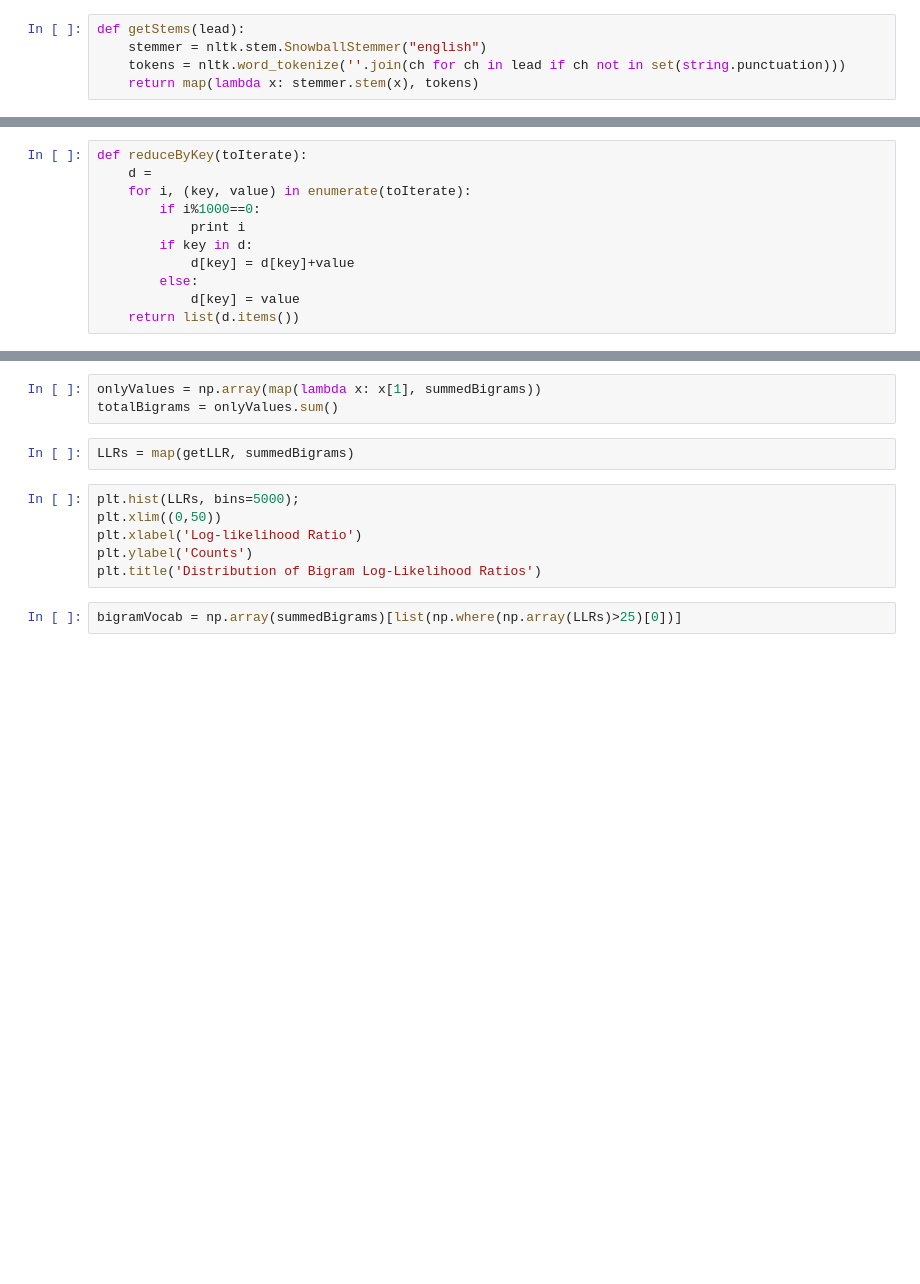
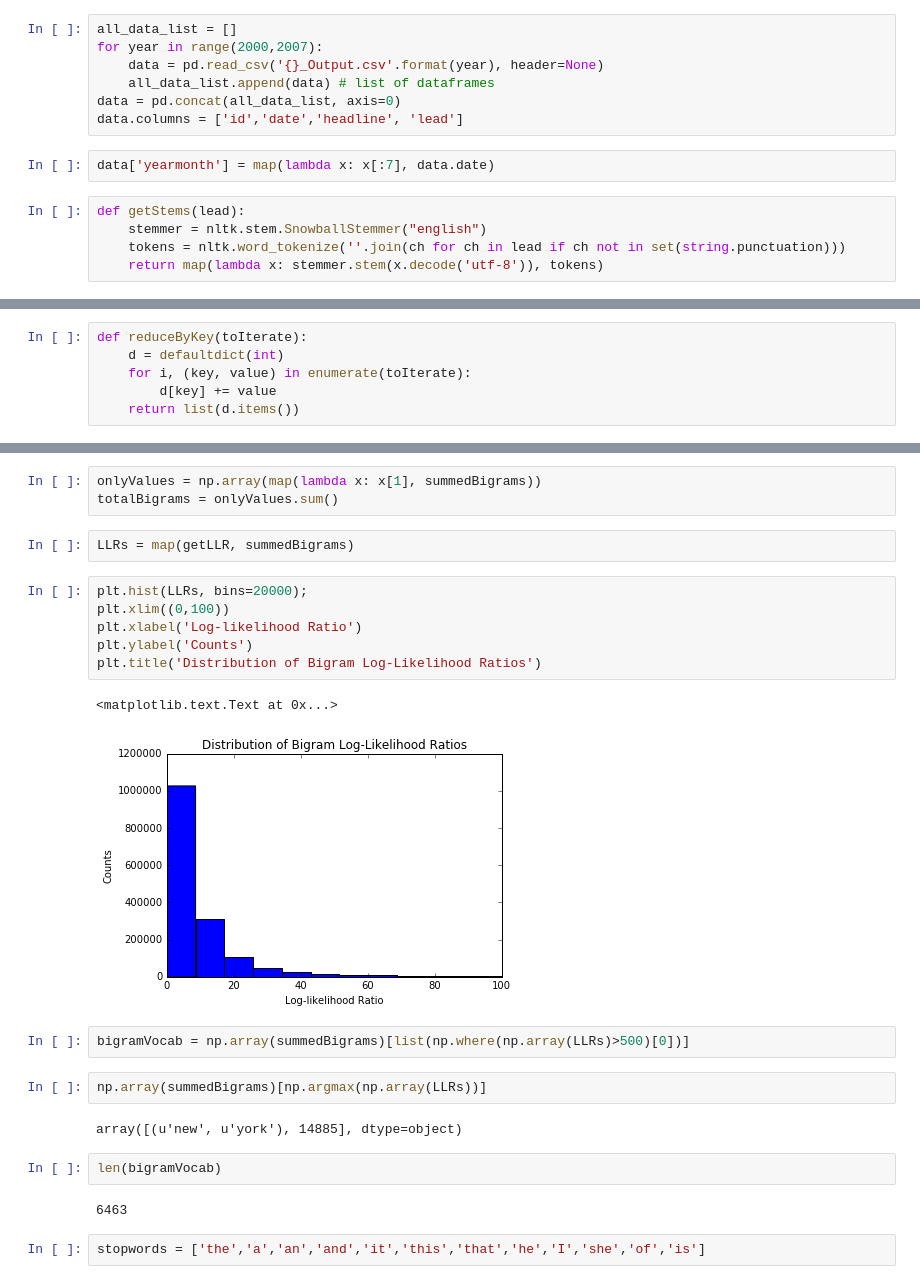
Before and after one commit to AC209ConsumerConfidence/Economic_Sentiment_Forecast, a Jupyter notebook: News_feature_extraction.ipynb, the cells around one changed output, grey strips where cells are left out. Drawn from its saved outputs; the diff is of its cells as text; blank space fills up the shorter version.

```diff
--- a/News_feature_extraction.ipynb
+++ b/News_feature_extraction.ipynb
@@ -26,5 +63,14 @@ data.head()
+# %%
+all_data_list = []
+for year in range(2000,2007):
+    data = pd.read_csv('{}_Output.csv'.format(year), header=None)
+    all_data_list.append(data) # list of dataframes
+data = pd.concat(all_data_list, axis=0)
+data.columns = ['id','date','headline', 'lead']
+# %%
+data['yearmonth'] = map(lambda x: x[:7], data.date)
 # %%
 def getStems(lead):
     stemmer = nltk.stem.SnowballStemmer("english")
     tokens = nltk.word_tokenize(''.join(ch for ch in lead if ch not in set(string.punctuation)))
-    return map(lambda x: stemmer.stem(x), tokens)
+    return map(lambda x: stemmer.stem(x.decode('utf-8')), tokens)
@@ -40,14 +91,9 @@ bigramList = map(getBigrams, stems)
 flatBigrams = [item for sublist in bigramList for item in sublist]
 # %%
 def reduceByKey(toIterate):
-    d =
+    d = defaultdict(int)
     for i, (key, value) in enumerate(toIterate):
-        if i%1000==0:
-            print i
-        if key in d:
-            d[key] = d[key]+value
-        else:
-            d[key] = value
+        d[key] += value
     return list(d.items())
 # %%
 len(flatBigrams)
@@ -120,10 +146,23 @@ totalBigrams = onlyValues.sum()
 # %%
 LLRs = map(getLLR, summedBigrams)
 # %%
-plt.hist(LLRs, bins=5000);
-plt.xlim((0,50))
+plt.hist(LLRs, bins=20000);
+plt.xlim((0,100))
 plt.xlabel('Log-likelihood Ratio')
 plt.ylabel('Counts')
 plt.title('Distribution of Bigram Log-Likelihood Ratios')
+# %% [output]
+<matplotlib.text.Text at 0x...>
+[figure, added]
 # %%
-bigramVocab = np.array(summedBigrams)[list(np.where(np.array(LLRs)>25)[0])]
+bigramVocab = np.array(summedBigrams)[list(np.where(np.array(LLRs)>500)[0])]
+# %%
+np.array(summedBigrams)[np.argmax(np.array(LLRs))]
+# %% [output]
+array([(u'new', u'york'), 14885], dtype=object)
+# %%
+len(bigramVocab)
+# %% [output]
+6463
+# %%
+stopwords = ['the','a','an','and','it','this','that','he','I','she','of','is']
```
Also changed, not shown: parts of 36 cells of this notebook, 2 other files.
